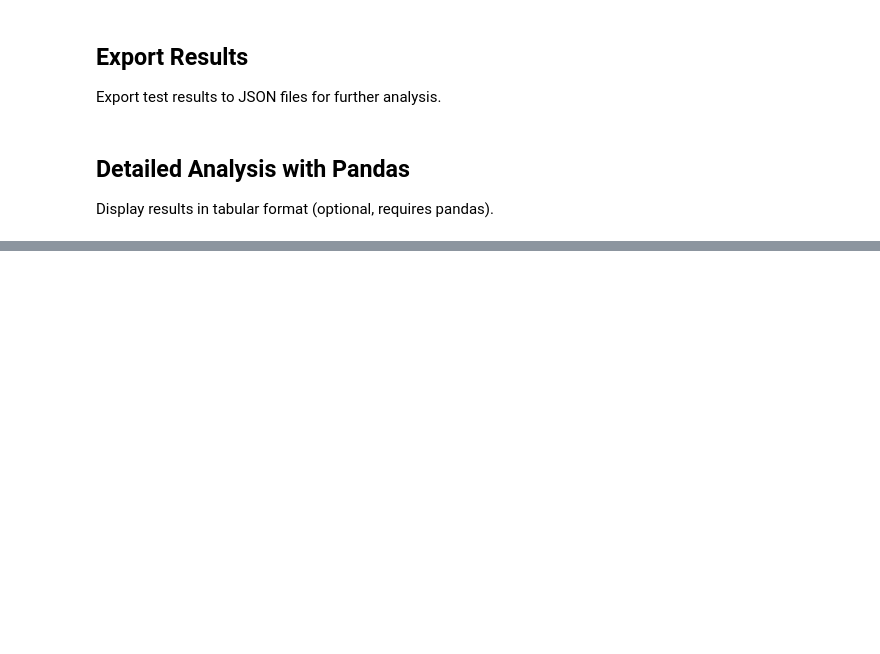
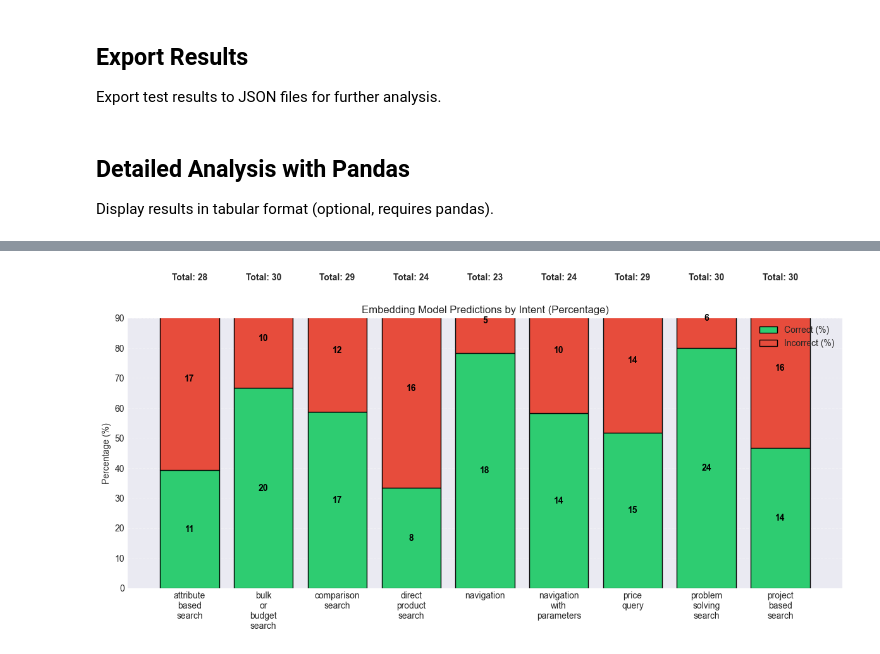
Before and after one commit to AshwinKTyagi/chat-optimizer, a Jupyter notebook: test_results_notebook.ipynb, the cells around one changed output, grey strips where cells are left out. Saved outputs shown, nothing was run; the diff lists cells and outputs as text; code cells hidden in the pictures; blank space fills up the shorter version.

```diff
--- a/test_results_notebook.ipynb
+++ b/test_results_notebook.ipynb
@@ -373,8 +419,7 @@ print("\n=== ROUTE COMPARISON ===\n")
 
 routes = [
     ('Embedding', embedding_summary),
-    ('SLM', slm_summary),
-    ('Hybrid', hybrid_summary)
+    ('SLM', slm_summary)
 ]
 
 print(f"{'Route':<15} {'Accuracy':<15} {'Correct':<10} {'Incorrect':<12} {'Errors':<10}")
@@ -482,0 +686,54 @@ except ImportError:
+# %%
+# Embedding model: per-intent stacked bars (percentages with counts)
+intent_stats = embedding_summary.get('accuracy_by_intent', {})
+if intent_stats:
+    intents = sorted(intent_stats.keys())
+    correct_counts = [intent_stats[intent]['correct'] for intent in intents]
+    totals = [intent_stats[intent]['total'] for intent in intents]
+    incorrect_counts = [total - correct for total, correct in zip(totals, correct_counts)]
+
+    # Avoid division by zero
+    correct_perc = [(correct / total * 100) if total else 0 for correct, total in zip(correct_counts, totals)]
+    incorrect_perc = [100 - cp if total else 0 for cp, total in zip(correct_perc, totals)]
+
+    x = np.arange(len(intents))
+    fig, ax = plt.subplots(figsize=(12, 6))
+
+    bars_correct = ax.bar(x, correct_perc, label='Correct (%)', color='#2ecc71', edgecolor='black')
+    bars_incorrect = ax.bar(x, incorrect_perc, bottom=correct_perc, label='Incorrect (%)', color='#e74c3c', edgecolor='black')
+
+    ax.set_xticks(x)
+    ax.set_xticklabels([intent.replace('_', '\n') for intent in intents], rotation=0)
+    ax.set_ylabel('Percentage (%)')
+    ax.set_ylim(0, 95)
+    ax.set_title('Embedding Model Predictions by Intent (Percentage)')
+    ax.legend()
+    ax.grid(axis='y', linestyle='--', alpha=0.3)
+
+    # annotate counts inside each bar segment
+    for idx, bar in enumerate(bars_correct):
+        height = bar.get_height()
+        if height > 0:
+            ax.text(bar.get_x() + bar.get_width() / 2,
+                    height / 2,
+                    f"{correct_counts[idx]}",
+                    ha='center', va='center', color='black', fontweight='bold')
+
+    for idx, bar in enumerate(bars_incorrect):
+        height = bar.get_height()
+        if height > 0:
+            ax.text(bar.get_x() + bar.get_width() / 2,
+                    bar.get_y() + height / 2,
+                    f"{incorrect_counts[idx]}",
+                    ha='center', va='center', color='black', fontweight='bold')
+
+    # totals above bars
+    for idx, total in enumerate(totals):
+        ax.text(x[idx], 102, f"Total: {total}", ha='center', va='bottom', fontweight='bold')
+
+    plt.tight_layout()
+    plt.show()
+else:
+    print('No intent statistics available to plot.')
+# %% [output]
+[figure, added]
```
Also changed, not shown: parts of 13 cells of this notebook, 3 other files.
